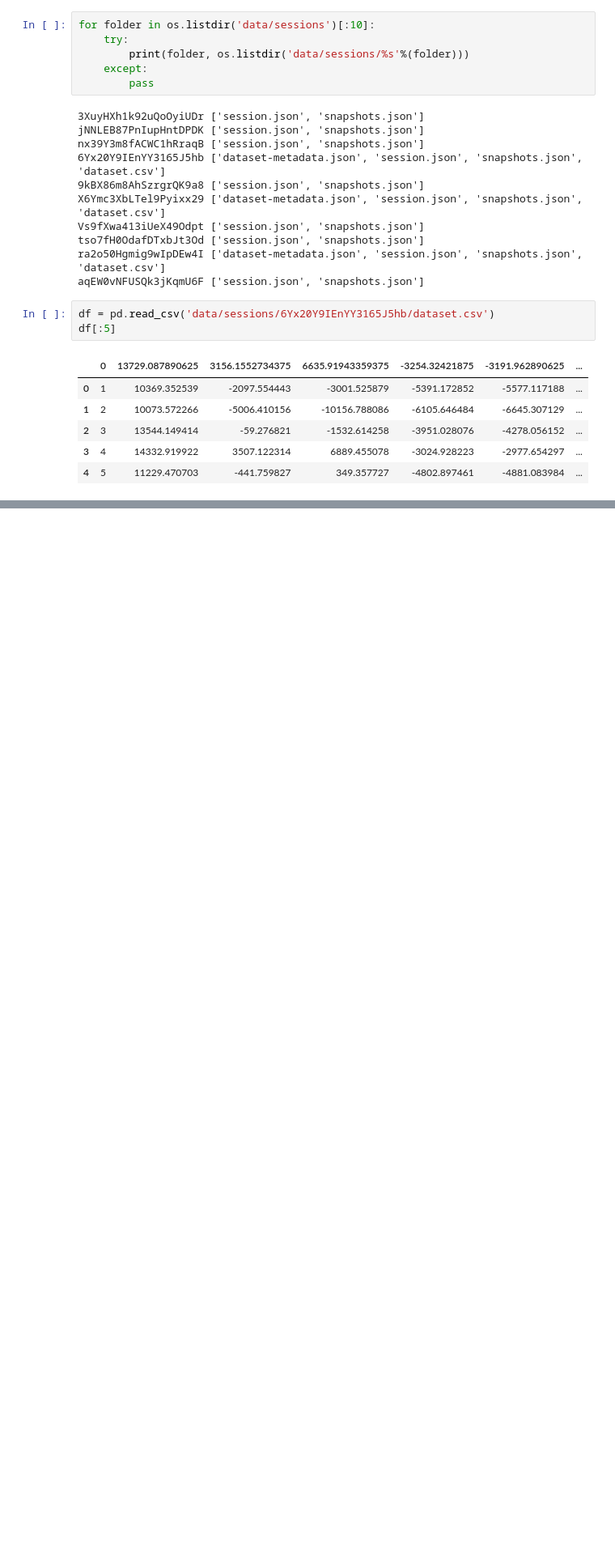
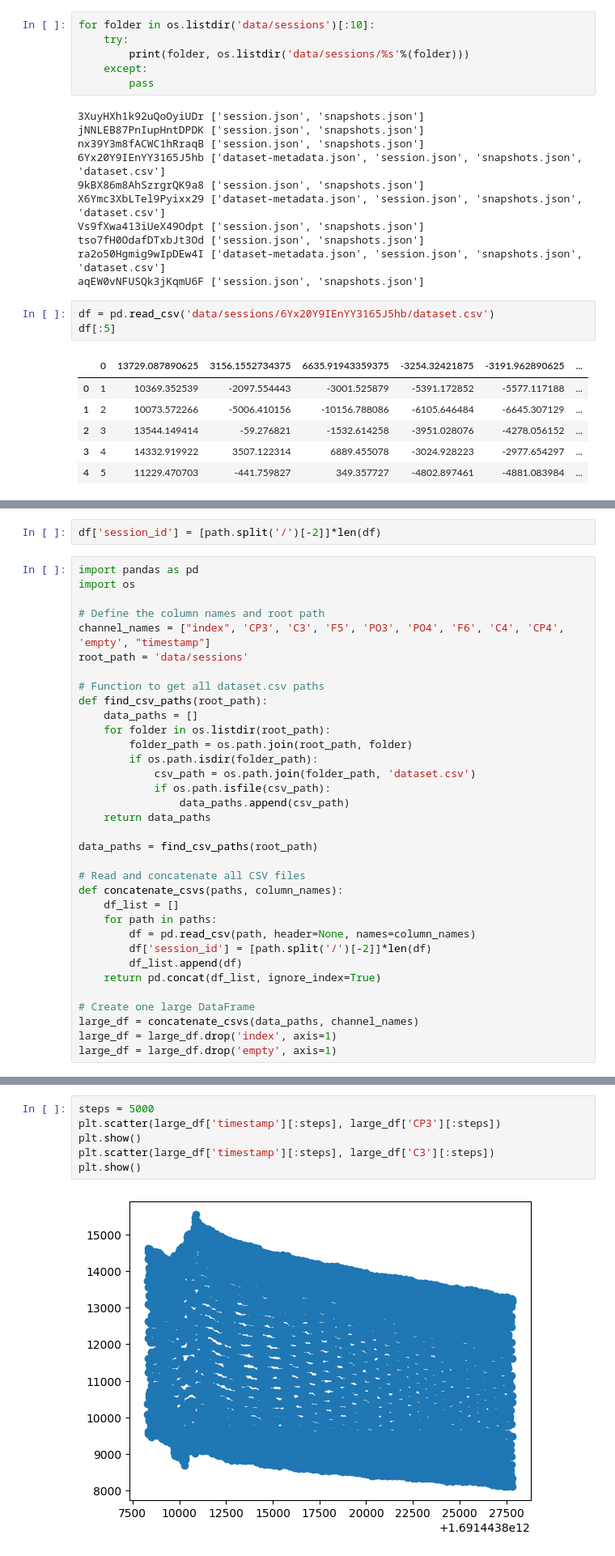
Before and after one commit to JeremyNixon/neurosity, a Jupyter notebook: Raw Data Analysis.ipynb, the cells around one changed output, grey strips where cells are left out. Shown: that part at 81% size. Saved outputs shown, nothing was run; the diff lists cells and outputs as text; blank space fills up the shorter version.

```diff
--- a/Raw Data Analysis.ipynb
+++ b/Raw Data Analysis.ipynb
@@ -30,0 +58,36 @@ df[:5]
+# %%
+df['session_id'] = [path.split('/')[-2]]*len(df)
+# %%
+import pandas as pd
+import os
+
+# Define the column names and root path
+channel_names = ["index", 'CP3', 'C3', 'F5', 'PO3', 'PO4', 'F6', 'C4', 'CP4', 'empty', "timestamp"]
+root_path = 'data/sessions'
+
+# Function to get all dataset.csv paths
+def find_csv_paths(root_path):
+    data_paths = []
+    for folder in os.listdir(root_path):
+        folder_path = os.path.join(root_path, folder)
+        if os.path.isdir(folder_path):
+            csv_path = os.path.join(folder_path, 'dataset.csv')
+            if os.path.isfile(csv_path):
+                data_paths.append(csv_path)
+    return data_paths
+
+data_paths = find_csv_paths(root_path)
+
+# Read and concatenate all CSV files
+def concatenate_csvs(paths, column_names):
+    df_list = []
+    for path in paths:
+        df = pd.read_csv(path, header=None, names=column_names)
+        df['session_id'] = [path.split('/')[-2]]*len(df)
+        df_list.append(df)
+    return pd.concat(df_list, ignore_index=True)
+
+# Create one large DataFrame
+large_df = concatenate_csvs(data_paths, channel_names)
+large_df = large_df.drop('index', axis=1)
+large_df = large_df.drop('empty', axis=1)
@@ -30,0 +111,8 @@ df[:5]
+# %%
+steps = 5000
+plt.scatter(large_df['timestamp'][:steps], large_df['CP3'][:steps])
+plt.show()
+plt.scatter(large_df['timestamp'][:steps], large_df['C3'][:steps])
+plt.show()
+# %% [output]
+[figure, added]
```
Also changed, not shown: parts of 28 cells of this notebook.
